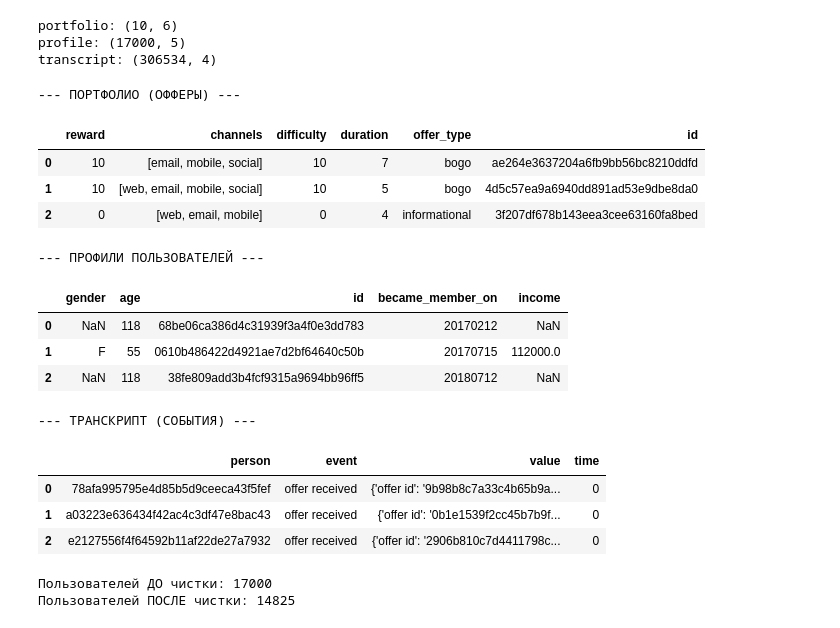
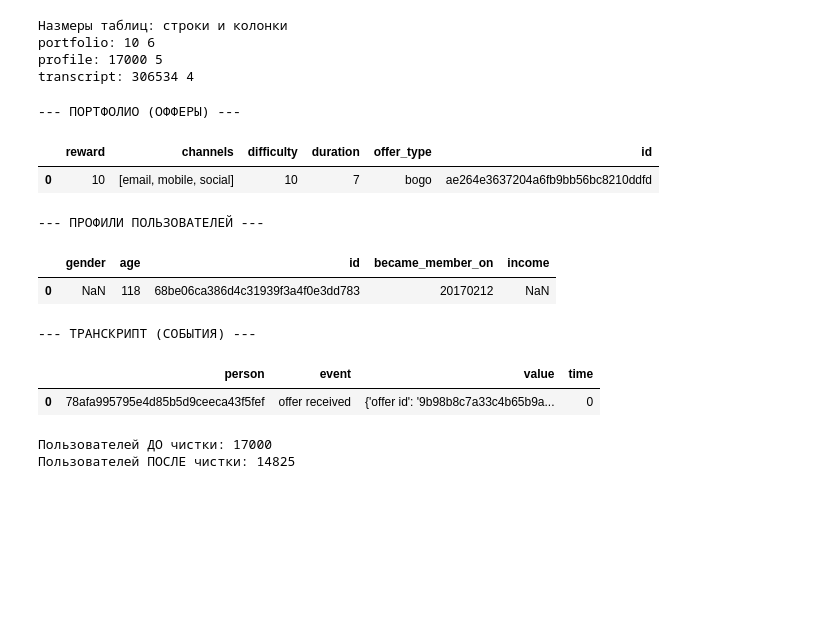
Before and after one commit to Arkwark/starbucks-offer-effectiveness-analysis, a Jupyter notebook: notebooks/01_data_audit.ipynb, the cells around one changed output. Saved outputs shown, nothing was run; the diff lists cells and outputs as text; code cells hidden in the pictures; blank space fills up the shorter version.

```diff
--- a/notebooks/01_data_audit.ipynb
+++ b/notebooks/01_data_audit.ipynb
@@ -3,43 +5,37 @@ import pandas as pd
 import json
 import os
 # %%
-# Читаем файлы напрямую с помощью pandas
+#=================================================================ЗАГРУЗКА ДАННЫХ======================================================================
 portfolio = pd.read_json('../data/raw/portfolio.json', lines=True)
 profile = pd.read_json('../data/raw/profile.json', lines=True)
 transcript = pd.read_json('../data/raw/transcript.json', lines=True)
 
-# Выводим размеры таблиц (сколько строк, сколько колонок)
-print("portfolio:", portfolio.shape)
-print("profile:", profile.shape)
-print("transcript:", transcript.shape)
+print('Hазмеры таблиц: строки и колонки')
+print("portfolio:", *portfolio.shape)
+print("profile:", *profile.shape)
+print("transcript:", *transcript.shape)
 # %% [output]
-portfolio: (10, 6)
-profile: (17000, 5)
-transcript: (306534, 4)
+Hазмеры таблиц: строки и колонки
+portfolio: 10 6
+profile: 17000 5
+transcript: 306534 4
 # %%
-# Смотрим на первые 3 строки каждой таблицы
 print("--- ПОРТФОЛИО (ОФФЕРЫ) ---")
-display(portfolio.head(3))
+display(portfolio.head(1))
 
 print("\n--- ПРОФИЛИ ПОЛЬЗОВАТЕЛЕЙ ---")
-display(profile.head(3))
+display(profile.head(1))
 
 print("\n--- ТРАНСКРИПТ (СОБЫТИЯ) ---")
-display(transcript.head(3))
+display(transcript.head(1))
 # %% [output]
 --- ПОРТФОЛИО (ОФФЕРЫ) ---
 |  | reward | channels | difficulty | duration | offer_type | id |
 | 0 | 10 | [email, mobile, social] | 10 | 7 | bogo | ae264e3637204a6fb9bb56bc8210ddfd |
-| 1 | 10 | [web, email, mobile, social] | 10 | 5 | bogo | 4d5c57ea9a6940dd891ad53e9dbe8da0 |
-| 2 | 0 | [web, email, mobile] | 0 | 4 | informational | 3f207df678b143eea3cee63160fa8bed |
 --- ПРОФИЛИ ПОЛЬЗОВАТЕЛЕЙ ---
 |  | gender | age | id | became_member_on | income |
 | 0 | NaN | 118 | 68be06ca386d4c31939f3a4f0e3dd783 | 20170212 | NaN |
-| 1 | F | 55 | 0610b486422d4921ae7d2bf64640c50b | 20170715 | 112000.0 |
-| 2 | NaN | 118 | 38fe809add3b4fcf9315a9694bb96ff5 | 20180712 | NaN |
 --- ТРАНСКРИПТ (СОБЫТИЯ) ---
 |  | person | event | value | time |
 | 0 | 78afa995795e4d85b5d9ceeca43f5fef | offer received | {'offer id': '9b98b8c7a33c4b65b9a... | 0 |
-| 1 | a03223e636434f42ac4c3df47e8bac43 | offer received | {'offer id': '0b1e1539f2cc45b7b9f... | 0 |
-| 2 | e2127556f4f64592b11af22de27a7932 | offer received | {'offer id': '2906b810c7d4411798c... | 0 |
 # %%
```
Also changed, not shown: parts of 5 cells of this notebook, 8 other files.
